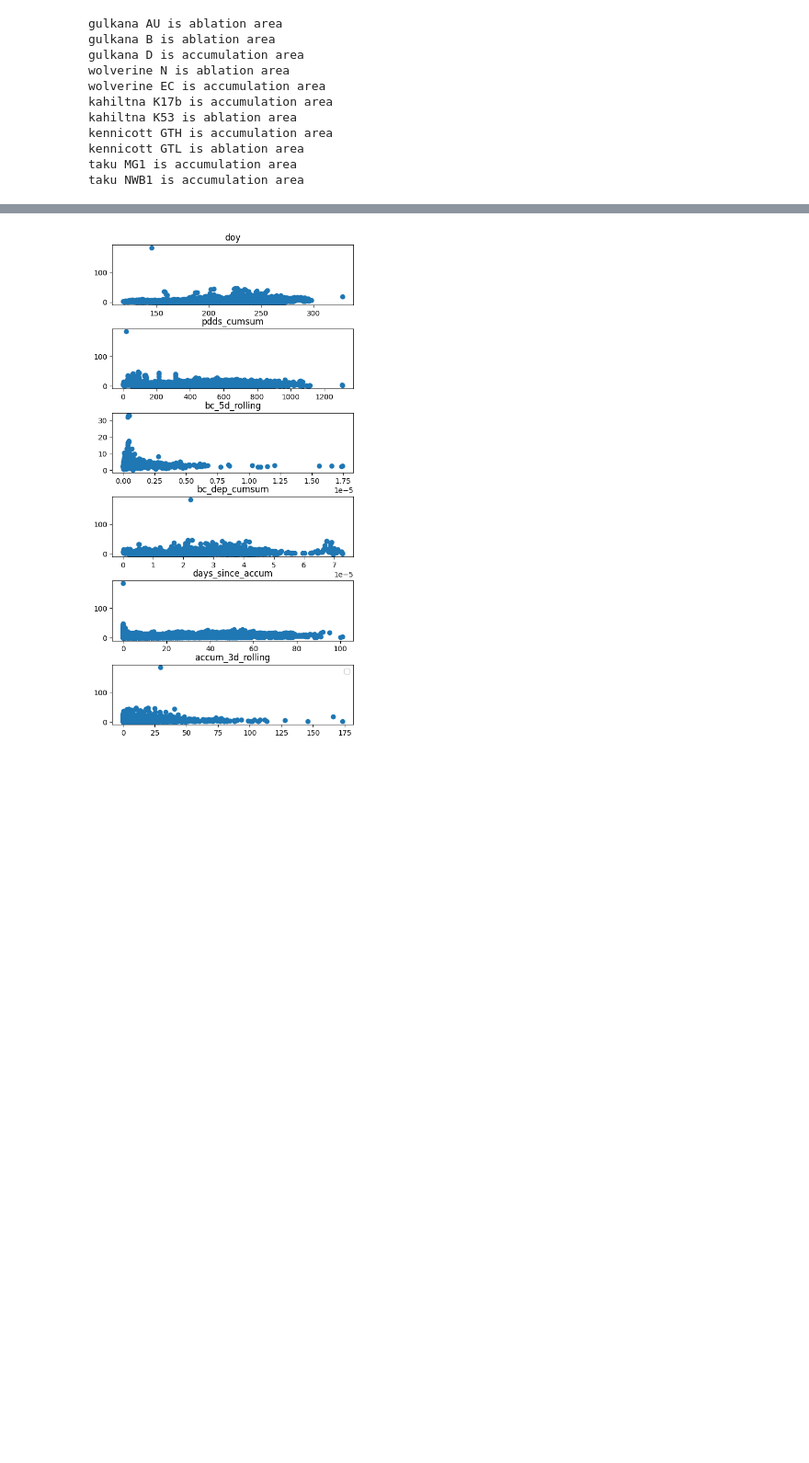
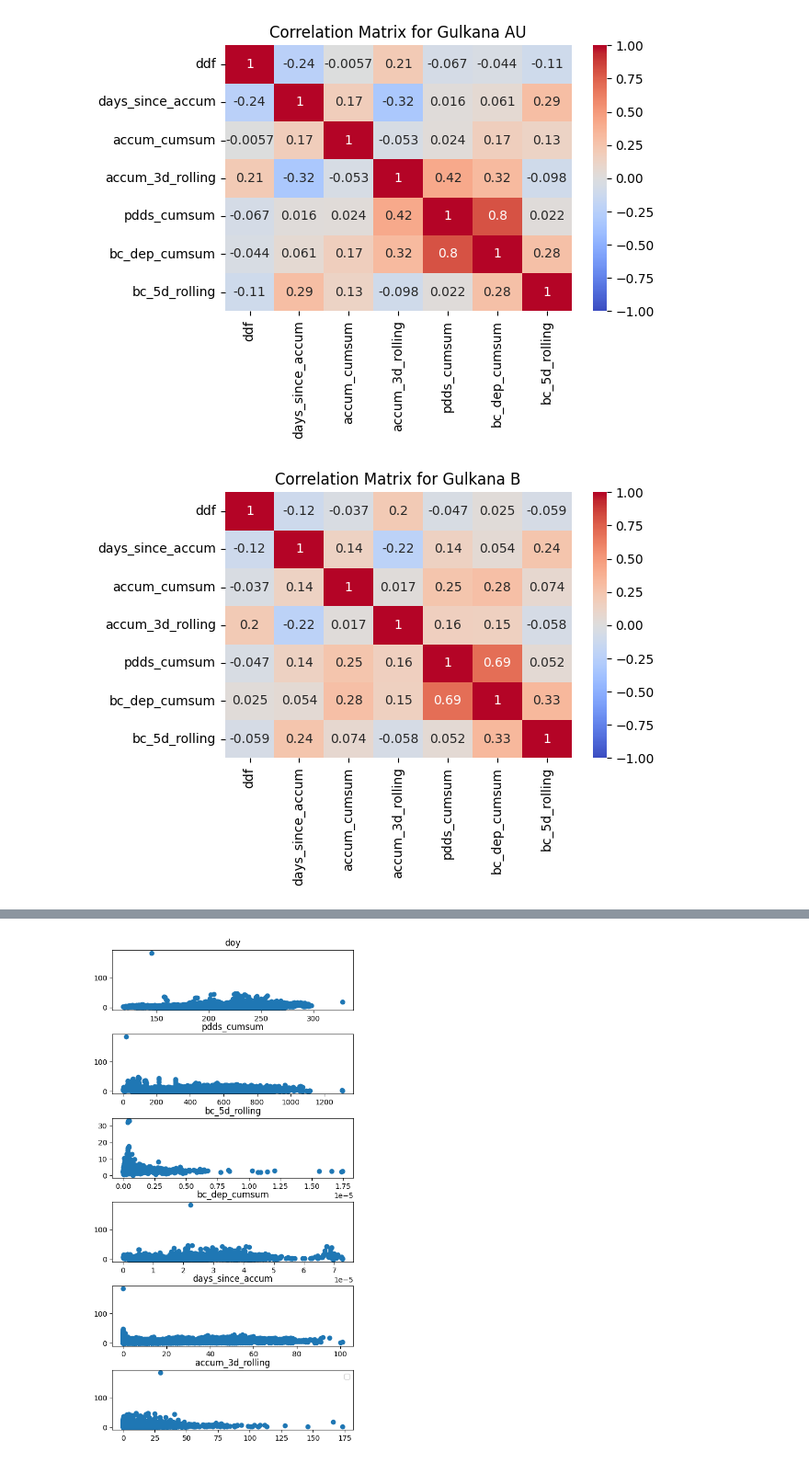
Before and after one commit to clairevwilson/PEBSI, a Jupyter notebook: project/compare_mb.ipynb, the cells around one changed output, grey strips where cells are left out. Shown at 92% size. Cells and saved outputs as stored; diff of their text form; code cells hidden in the pictures; blank space fills up the shorter version.

```diff
--- a/project/compare_mb.ipynb
+++ b/project/compare_mb.ipynb
@@ -138,43 +148,35 @@ acceptable = {
                'D':'gulkanaD_2026_02_03_base_long_0.nc',
                },
     'wolverine':{'N':'wolverineN_2026_02_12_base_qmwindkp1_0.nc',
+                 'B':'wolverineB_2026_02_17_base_qmwolvkp2_0.nc',
                  'EC':'wolverineEC_2026_02_12_base_qmwindkp1_0.nc',
                  },
     'kahiltna':{'K17b':'kahiltnaK17b_2026_02_13_base_qmwindkp0.5_0.nc',
                  'K53':'kahiltnaK53_2026_02_12_base_qmwindkp2_0.nc',
                  },
     'kennicott':{'GTH':'kennicottGTH_2026_02_12_base_qmwindkp1_0.nc',
                  'GTL':'kennicottGTL_2026_02_13_base_qmwindkp0.5_0.nc',
                  },
     'taku':{'MG1':'takuMG1_2026_02_12_base_qmwindkp1_0.nc',
             'NWB1':'takuNWB1_2026_02_12_base_qmwindkp1_0.nc',
             }
 }
 for glacier in acceptable:
     coords = coord_dict[glacier]
     ds_bcd = xr.open_dataset(f'../../climate_data/MERRA2/{coords}/BCDP002_{coords}.nc')
     ds_bcw = xr.open_dataset(f'../../climate_data/MERRA2/{coords}/BCWT002_{coords}.nc')
     ds_bc = ds_bcd['BCDP002'] + ds_bcw['BCWT002']
 
     for site in acceptable[glacier]:
         ds = xr.open_dataset(base_fp + acceptable[glacier][site])
         out = base_fp+f'{glacier}{site}_df.csv'
-        df = get_ddf_df(ds, ds_bc, plot_corr=True, n_rolling_bc=5, output_fn=out)
+        df = get_ddf_df(ds, ds_bc, plot_corr=True, n_rolling_bc=5, output_fn=out, savefig=True)
 
         # annual_MB = ds.MB.resample(time='YS-OCT').sum().mean()
         # if annual_MB > 0:
         #     print(glacier, site, 'is accumulation area')
         # else:
         #     print(glacier, site, 'is ablation area')
 # %% [output]
-gulkana AU is ablation area
-gulkana B is ablation area
-gulkana D is accumulation area
-wolverine N is ablation area
-wolverine EC is accumulation area
-kahiltna K17b is accumulation area
-kahiltna K53 is ablation area
-kennicott GTH is accumulation area
-kennicott GTL is ablation area
-taku MG1 is accumulation area
-taku NWB1 is accumulation area
+[figure, added]
+[figure, added]
```
Also changed, not shown: parts of 4 cells of this notebook, 2 other files.
